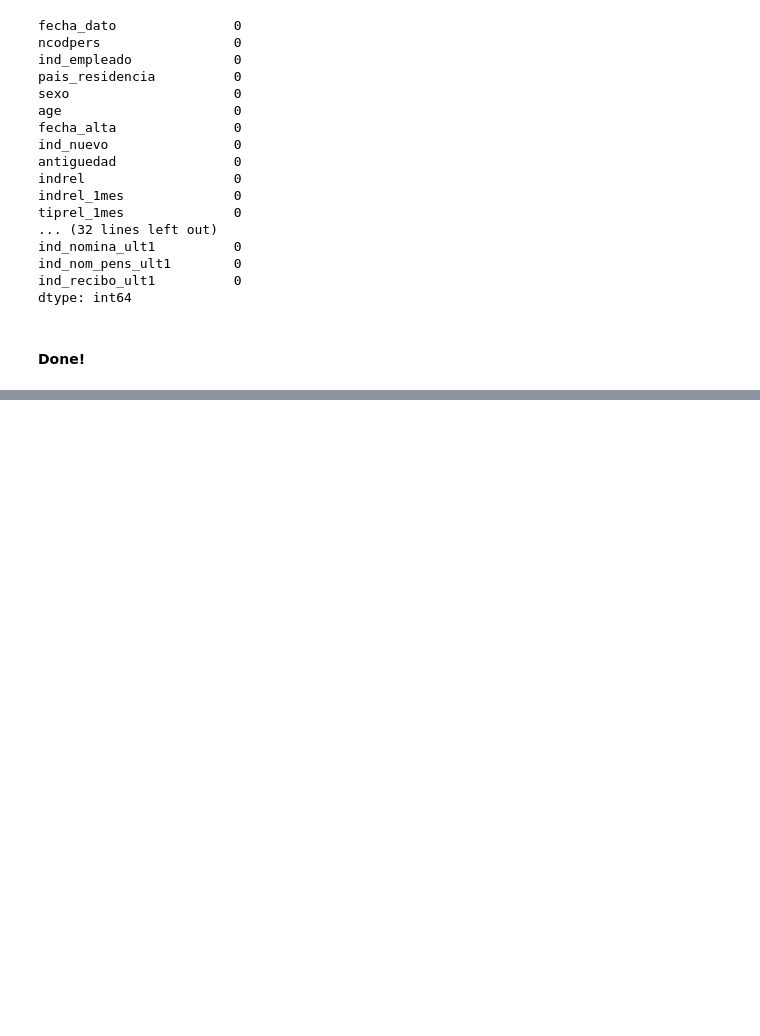
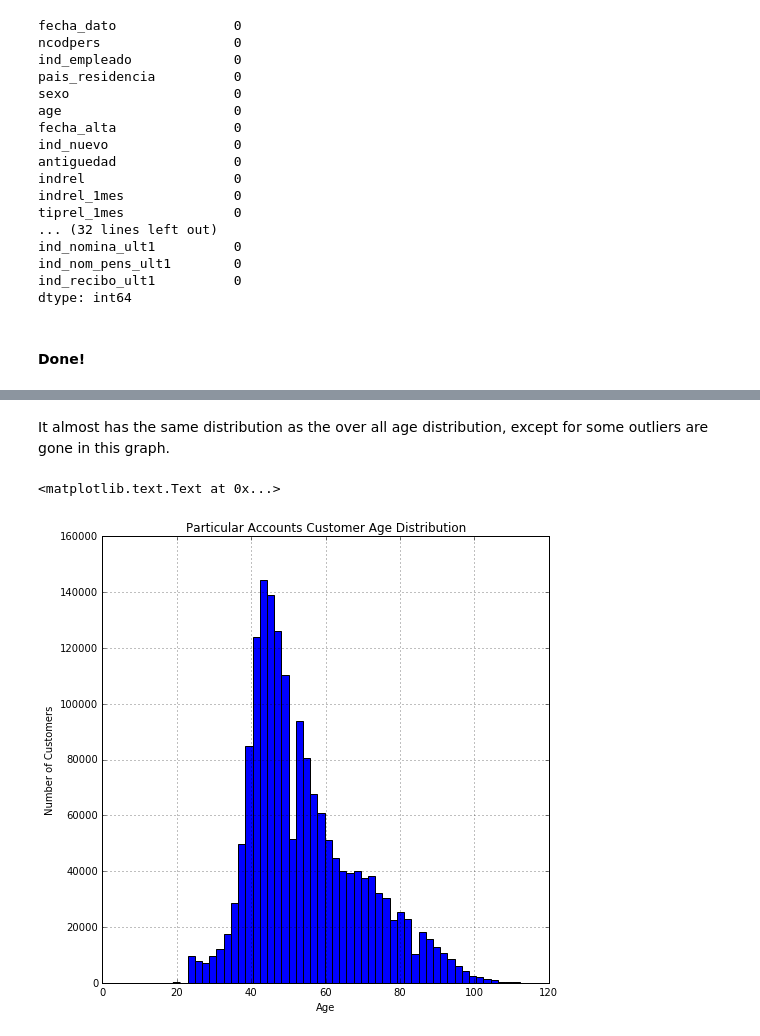
Before and after one commit to tzyk777/kaggle, a Jupyter notebook: santander bank/DataAnalysis.ipynb, the cells around one changed output, grey strips where cells are left out. Saved outputs shown, nothing was run; the diff lists cells and outputs as text; code cells hidden in the pictures; blank space fills up the shorter version.

```diff
--- a/santander bank/DataAnalysis.ipynb
+++ b/santander bank/DataAnalysis.ipynb
@@ -273,0 +395,10 @@ dtype: int64
+# %% [markdown]
+It almost has the same distribution as the over all age distribution, except for some outliers are gone in this graph.
+# %%
+data.loc[data.particular_Account == 1, 'age'].hist(bins=50, figsize=(8, 8))
+plt.title('Particular Accounts Customer Age Distribution')
+plt.xlabel('Age')
+plt.ylabel('Number of Customers')
+# %% [output]
+<matplotlib.text.Text at 0x...>
+[figure, added]
```
Also changed, not shown: parts of 30 cells of this notebook, 1 other file.
